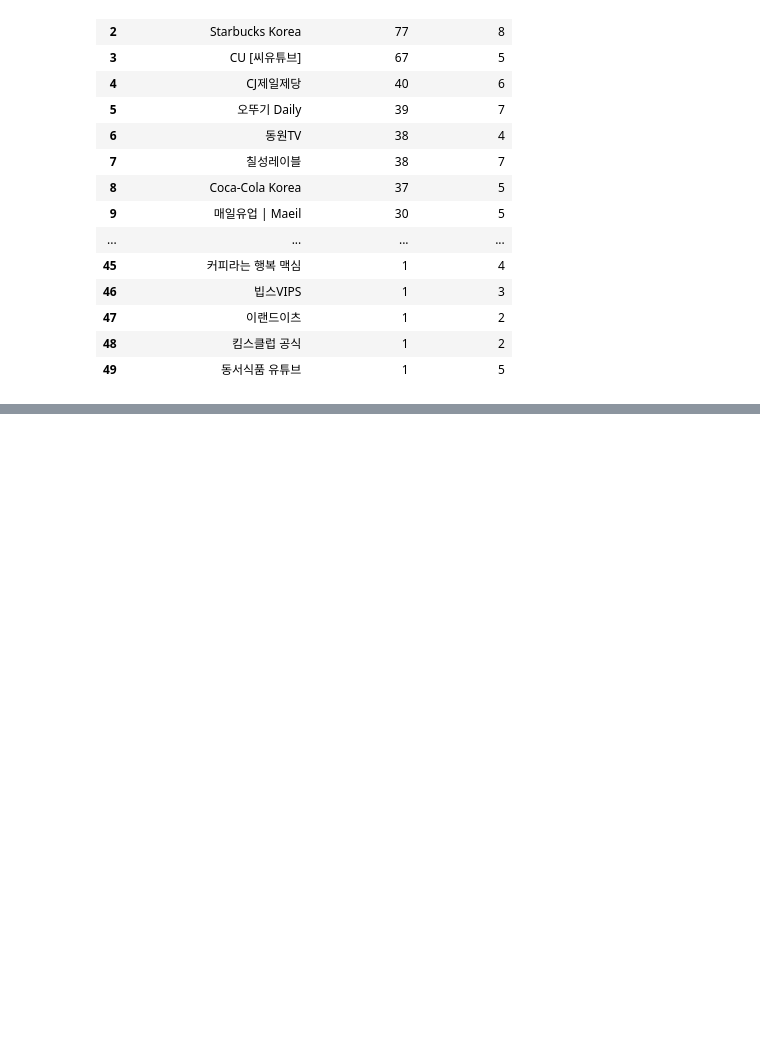
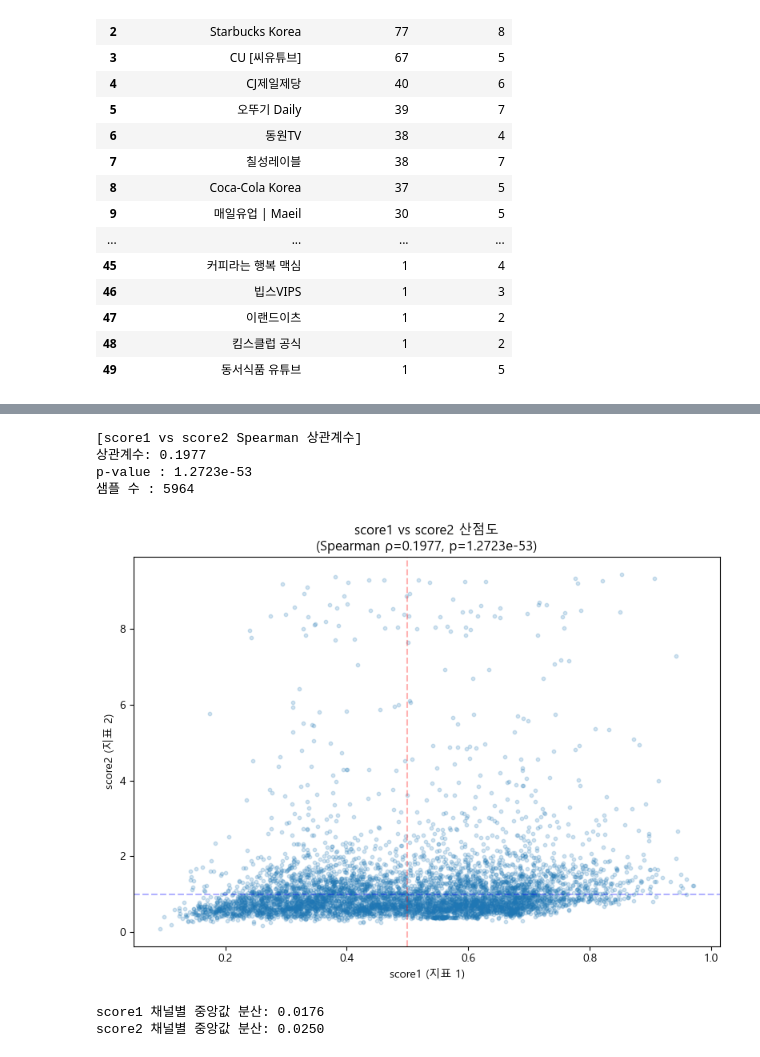
Before and after one commit to hanalo26/final_project, a Jupyter notebook: works/Haeun/260502_FnB-shorts_EDA.ipynb, the cells around one changed output, grey strips where cells are left out. Drawn from its saved outputs; the diff is of its cells as text; code cells hidden in the pictures; blank space fills up the shorter version.

```diff
--- a/works/Haeun/260502_FnB-shorts_EDA.ipynb
+++ b/works/Haeun/260502_FnB-shorts_EDA.ipynb
@@ -494,0 +1017,41 @@ display(result)
+# %%
+# Step 1. score1 vs score2 상관관계 분석
+
+# score1과 score2가 공통으로 존재하는 영상만 사용
+df_both = df_target_main2[['score1', 'score2']].dropna()
+
+# Spearman 상관계수
+corr, p_value = stats.spearmanr(df_both['score1'], df_both['score2'])
+
+print(f"[score1 vs score2 Spearman 상관계수]")
+print(f"상관계수: {corr:.4f}")
+print(f"p-value : {p_value:.4e}")
+print(f"샘플 수 : {len(df_both)}")
+
+# 산점도
+fig, ax = plt.subplots(figsize=(8, 6))
+ax.scatter(df_both['score1'], df_both['score2'], alpha=0.2, s=10)
+ax.set_xlabel('score1 (지표 1)')
+ax.set_ylabel('score2 (지표 2)')
+ax.set_title(f'score1 vs score2 산점도\n(Spearman ρ={corr:.4f}, p={p_value:.4e})')
+ax.axvline(x=0.5, color='red', linestyle='--', alpha=0.3)
+ax.axhline(y=1.0, color='blue', linestyle='--', alpha=0.3)
+plt.tight_layout()
+plt.show()
+# %% [output]
+[score1 vs score2 Spearman 상관계수]
+상관계수: 0.1977
+p-value : 1.2723e-53
+샘플 수 : 5964
+[figure, added]
+# %%
+# Step2. 채널별 score1, score2 중앙값의 분산 비교
+# → 분산이 클수록 채널 간 변별력이 높음
+score1_var = df_target_main2.groupby('채널명')['score1'].median().var()
+score2_var = df_target_main2.groupby('채널명')['score2'].median().var()
+
+print(f"score1 채널별 중앙값의 분산: {score1_var:.4f}")
+print(f"score2 채널별 중앙값의 분산: {score2_var:.4f}")
+# %% [output]
+score1 채널별 중앙값 분산: 0.0176
+score2 채널별 중앙값 분산: 0.0250
```
Also changed, not shown: parts of 21 cells of this notebook.
